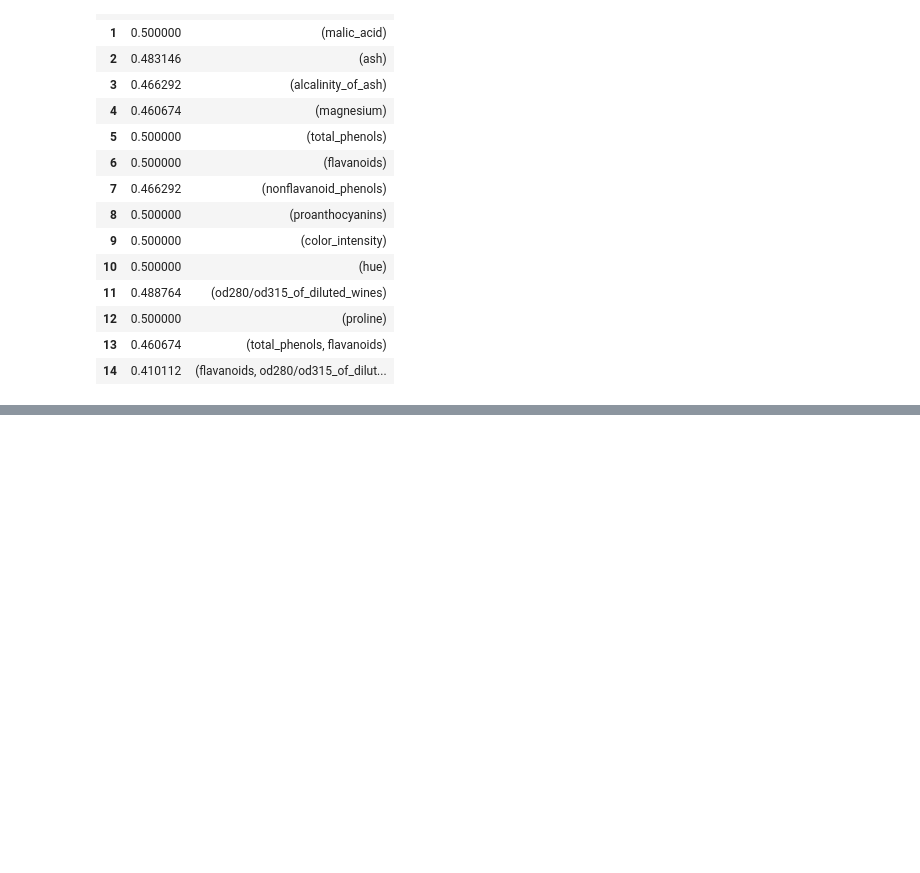
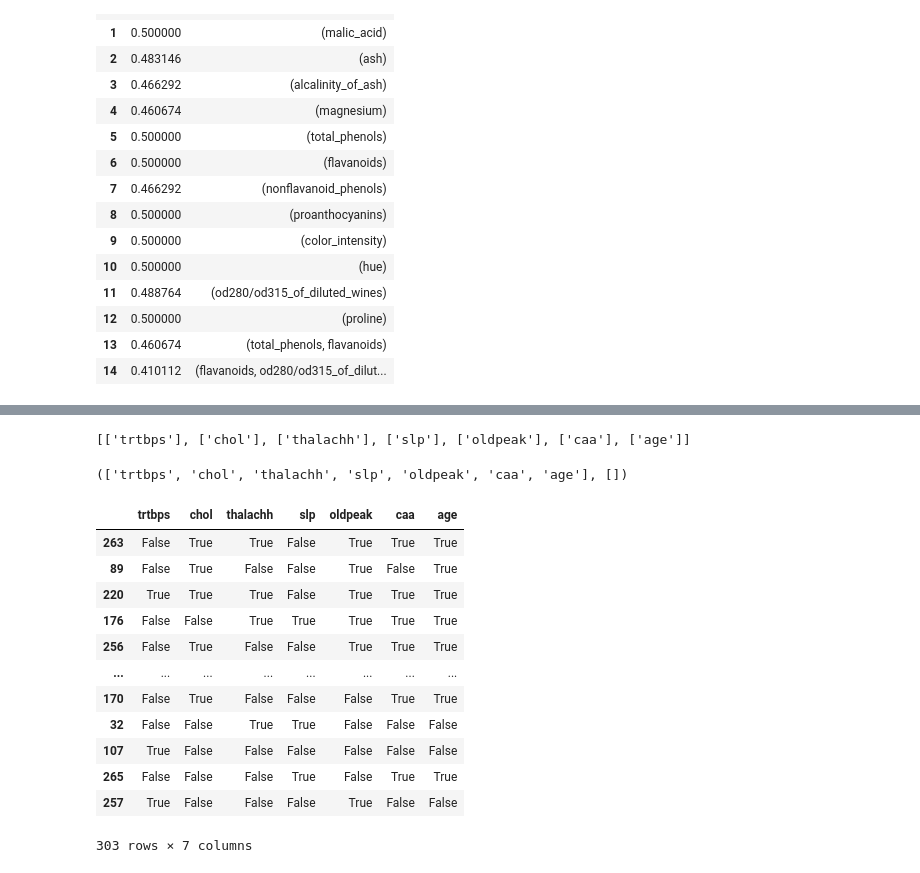
Before and after one commit to siddhantpathakk/FrequentMining, a Jupyter notebook: task3.ipynb, the cells around one changed output, grey strips where cells are left out. Saved outputs shown, nothing was run; the diff lists cells and outputs as text; code cells hidden in the pictures; blank space fills up the shorter version.

```diff
--- a/task3.ipynb
+++ b/task3.ipynb
@@ -198,0 +316,35 @@ clusters, target.values
+# %%
+from itertools import chain, combinations
+
+# Function to get all subsets of a set
+
+
+def get_subsets(s):
+    return chain.from_iterable(combinations(s, r) for r in range(1, len(s)+1))
+
+
+# Generate the new list
+new_list = set()
+for item in frequent_itemsets['itemsets']:
+    if len(item) == 1:
+        new_list.add(item)
+    else:
+        subsets = map(frozenset, get_subsets(item))
+        new_list.update(subsets)
+
+new_list = list(new_list)
+new_list = [list(item) for item in new_list]
+new_list
+# %% [output]
+[['trtbps'], ['chol'], ['thalachh'], ['slp'], ['oldpeak'], ['caa'], ['age']]
+# %%
+univar_list, multivar_list = [], []
+for item in new_list:
+    if len(item) == 1:
+        univar_list.append(item[0])
+    else:
+        multivar_list.append(item)
+
+univar_list, multivar_list
+# %% [output]
+(['trtbps', 'chol', 'thalachh', 'slp', 'oldpeak', 'caa', 'age'], [])
@@ -198,0 +353,20 @@ clusters, target.values
+# %%
+for item in multivar_list:
+    # set it true if all the items in the itemset are true
+    df[str(item)] = df[item].all(axis=1)
+
+df
+# %% [output]
+|  | trtbps | chol | thalachh | slp | oldpeak | caa | age |
+| 263 | False | True | True | False | True | True | True |
+| 89 | False | True | False | False | True | False | True |
+| 220 | True | True | True | False | True | True | True |
+| 176 | False | False | True | True | True | True | True |
+| 256 | False | True | False | False | True | True | True |
+| ... | ... | ... | ... | ... | ... | ... | ... |
+| 170 | False | True | False | False | False | True | True |
+| 32 | False | False | True | True | False | False | False |
+| 107 | True | False | False | False | False | False | False |
+| 265 | False | False | False | True | False | True | True |
+| 257 | True | False | False | False | True | False | False |
+303 rows × 7 columns
```
Also changed, not shown: parts of 29 cells of this notebook.
